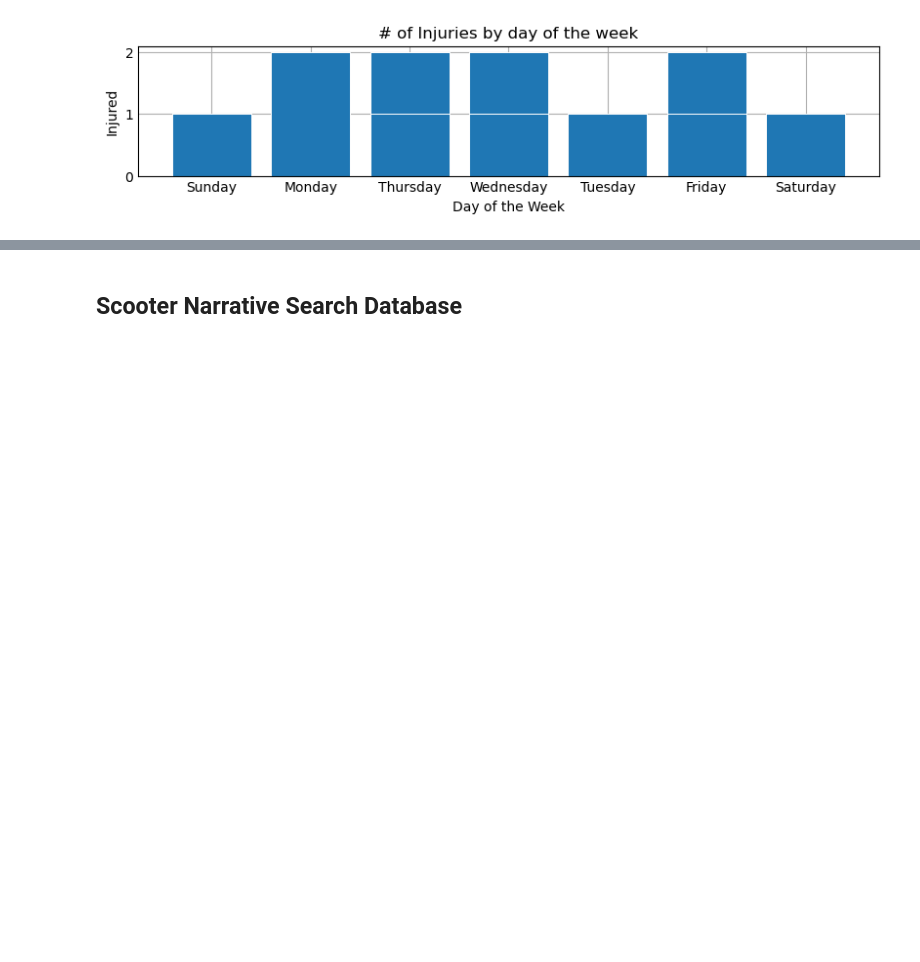
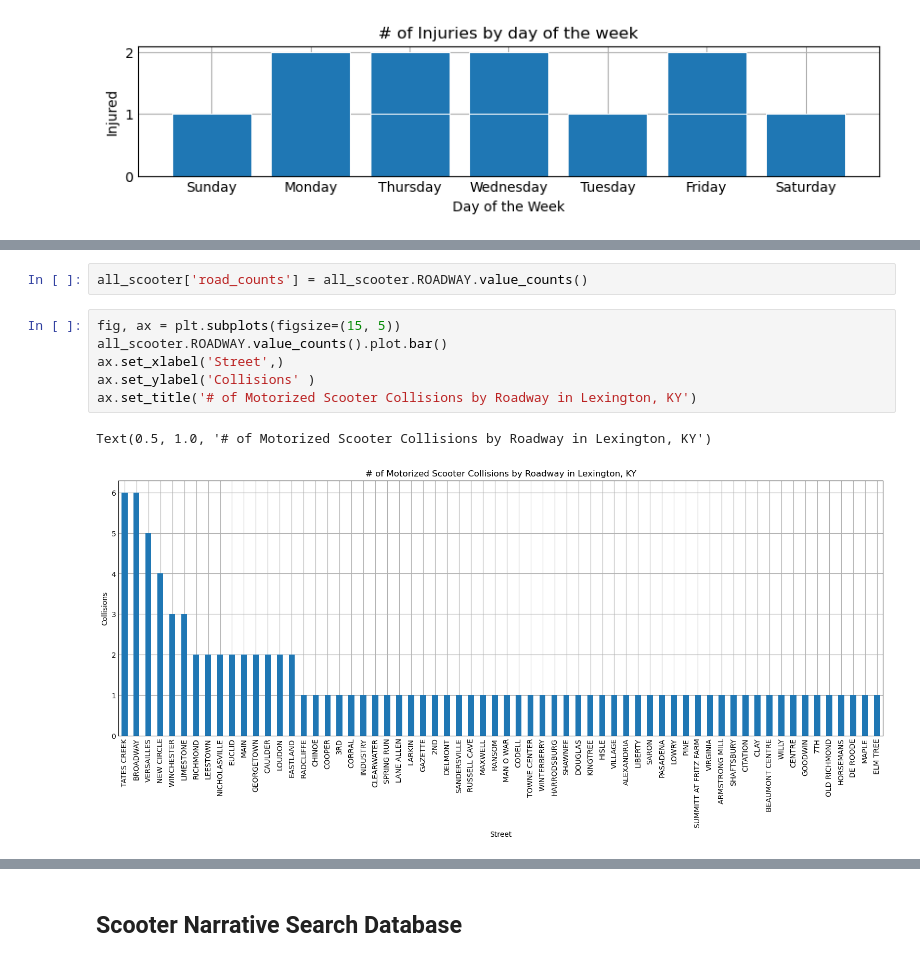
Before and after one commit to RealCaddish/LexingtonE-Scooter-Injury-Map, a Jupyter notebook: python/Fayette County E-Scooters Data.ipynb, the cells around one changed output, grey strips where cells are left out. Saved outputs shown, nothing was run; the diff lists cells and outputs as text; blank space fills up the shorter version.

```diff
--- a/python/Fayette County E-Scooters Data.ipynb
+++ b/python/Fayette County E-Scooters Data.ipynb
@@ -171,0 +200,11 @@ Text(0.5, 1.0, '# of Injuries by day of the week')
+# %%
+all_scooter['road_counts'] = all_scooter.ROADWAY.value_counts()
+# %%
+fig, ax = plt.subplots(figsize=(15, 5))
+all_scooter.ROADWAY.value_counts().plot.bar()
+ax.set_xlabel('Street',)
+ax.set_ylabel('Collisions' )
+ax.set_title('# of Motorized Scooter Collisions by Roadway in Lexington, KY')
+# %% [output]
+Text(0.5, 1.0, '# of Motorized Scooter Collisions by Roadway in Lexington, KY')
+[figure, added]
```
Also changed, not shown: parts of 8 cells of this notebook.
